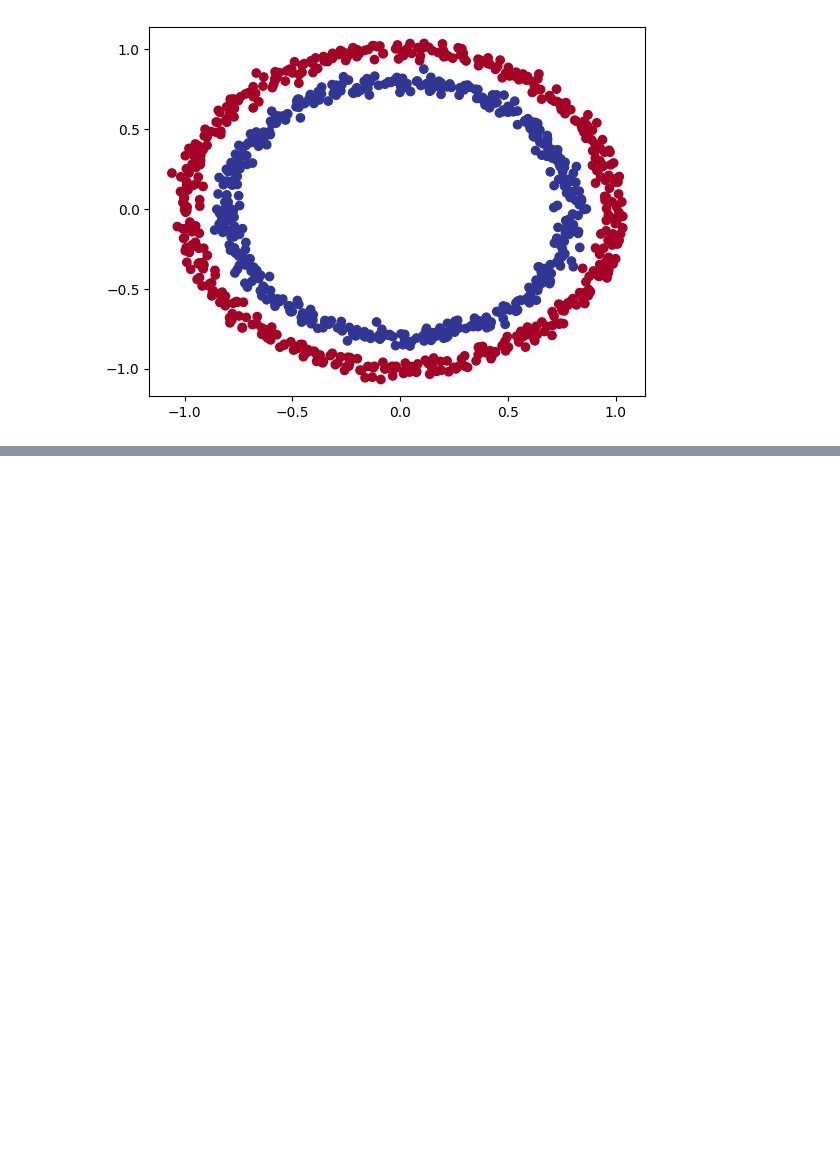
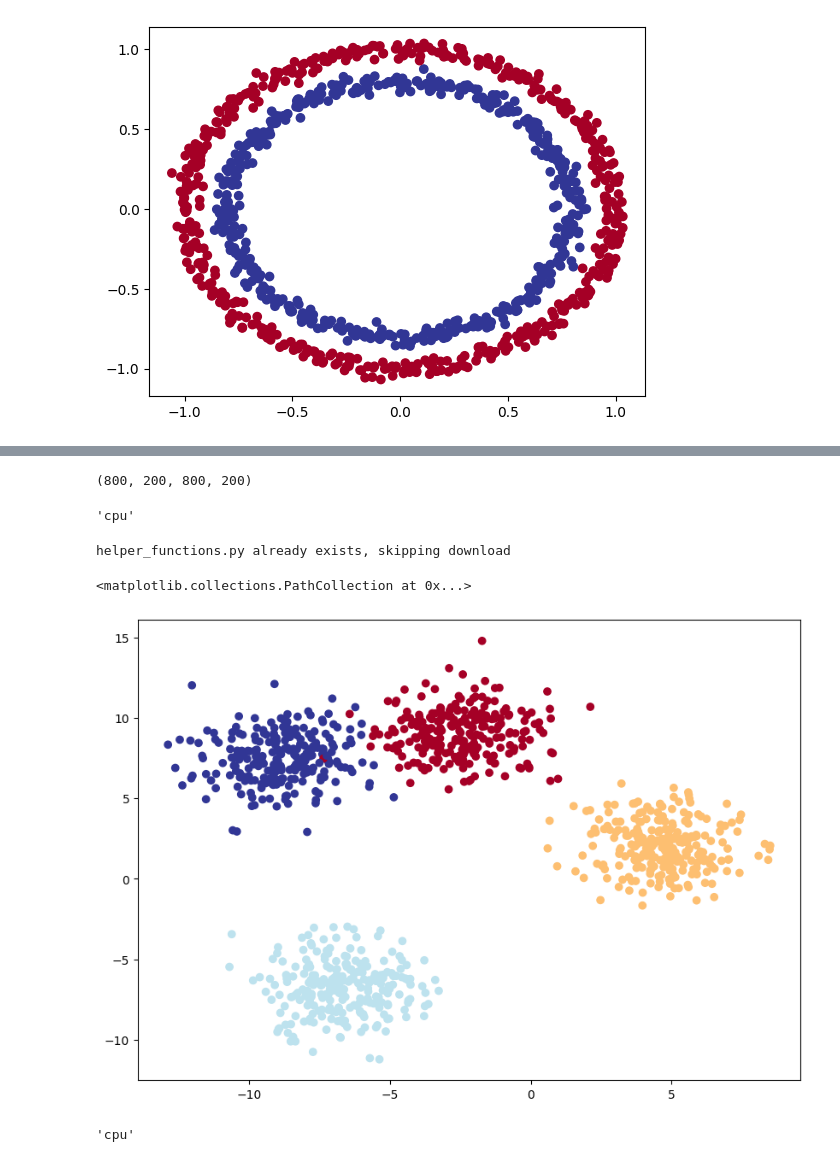
Before and after one commit to zahra-sharifzadeh/pytorch, a Jupyter notebook: ReminderPyTorch.ipynb, the cells around one changed output, grey strips where cells are left out. Cells and saved outputs as stored; diff of their text form; code cells hidden in the pictures; blank space fills up the shorter version.

```diff
--- a/ReminderPyTorch.ipynb
+++ b/ReminderPyTorch.ipynb
@@ -301,0 +319,73 @@ plt.scatter(x=X[:, 0],
+# %%
+
+# Split data into train and test sets
+from sklearn.model_selection import train_test_split
+
+X_train, X_test, y_train, y_test = train_test_split(X,
+                                                    y,
+                                                    test_size=0.2, # 20% test, 80% train
+                                                    random_state=42) # make the random split reproducible
+
+len(X_train), len(X_test), len(y_train), len(y_test)
+# %% [output]
+(800, 200, 800, 200)
+# %%
+# Standard PyTorch imports
+import torch
+from torch import nn
+from helper_functions import accuracy_fn
+# Make device agnostic code
+device = "cuda" if torch.cuda.is_available() else "cpu"
+device
+# %% [output]
+'cpu'
+# %%
+import requests
+from pathlib import Path
+
+# Download helper functions from Learn PyTorch repo (if not already downloaded)
+if Path("helper_functions.py").is_file():
+  print("helper_functions.py already exists, skipping download")
+else:
+  print("Downloading helper_functions.py")
+  request = requests.get("https://raw.githubusercontent.com/mrdbourke/pytorch-deep-learning/main/helper_functions.py")
+  with open("helper_functions.py", "wb") as f:
+    f.write(request.content)
+
+from helper_functions import plot_predictions, plot_decision_boundary
+# %% [output]
+helper_functions.py already exists, skipping download
+# %%
+import torch
+import matplotlib.pyplot as plt
+from sklearn.datasets import make_blobs
+from sklearn.model_selection import train_test_split
+
+NUM_CLASSES = 4
+NUM_FEATURES = 2
+RANDOM_SEED = 42
+
+X_blob, y_blob = make_blobs(n_samples=1000,
+                            n_features=NUM_FEATURES,
+                            cluster_std=1.5,
+                            centers=NUM_CLASSES,
+                            random_state=RANDOM_SEED)
+
+X_blob, y_blob = torch.from_numpy(X_blob), torch.from_numpy(y_blob)
+
+X_blob_train , X_blob_test, y_blob_train, y_blob_test = train_test_split(X_blob,
+                                                                y_blob,
+                                                                test_size=0.2,
+                                                                random_state=RANDOM_SEED
+                                                            )
+
+plt.figure(figsize=(10, 7))
+plt.scatter(X_blob[:,0], X_blob[:,1], c=y_blob, cmap=plt.cm.RdYlBu)
+# %% [output]
+<matplotlib.collections.PathCollection at 0x...>
+[figure, added]
+# %%
+device = "cuda" if torch.cuda.is_available() else "cpu"
+device
+# %% [output]
+'cpu'
```
Also changed, not shown: parts of 17 cells of this notebook.
